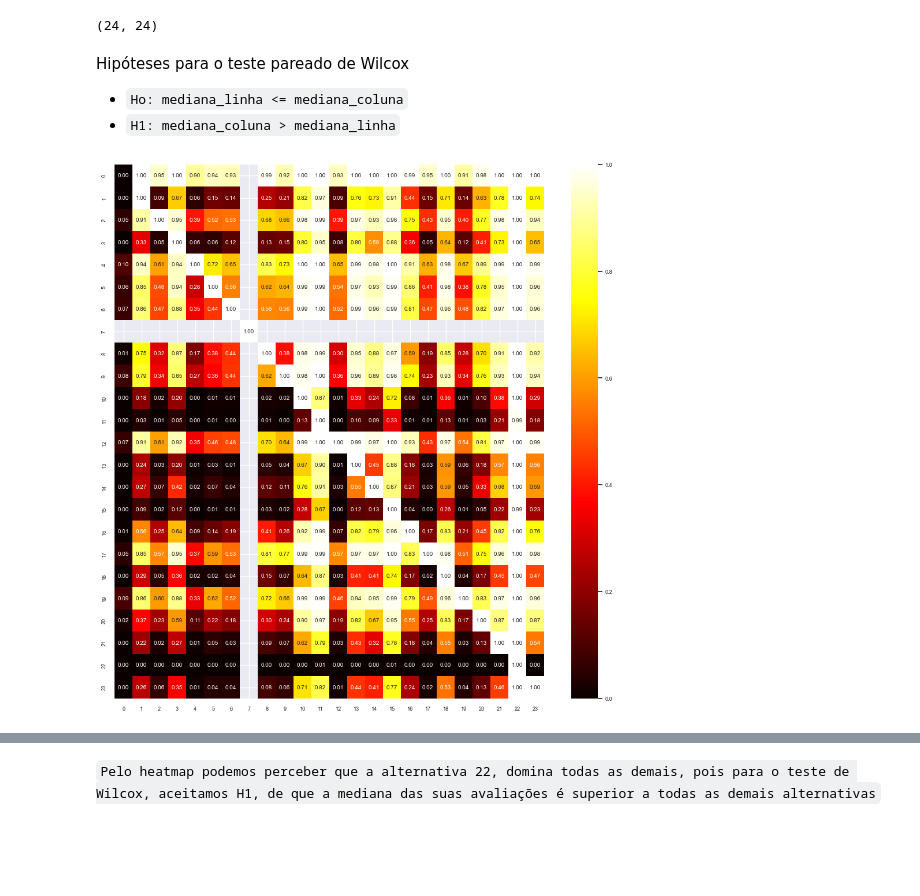
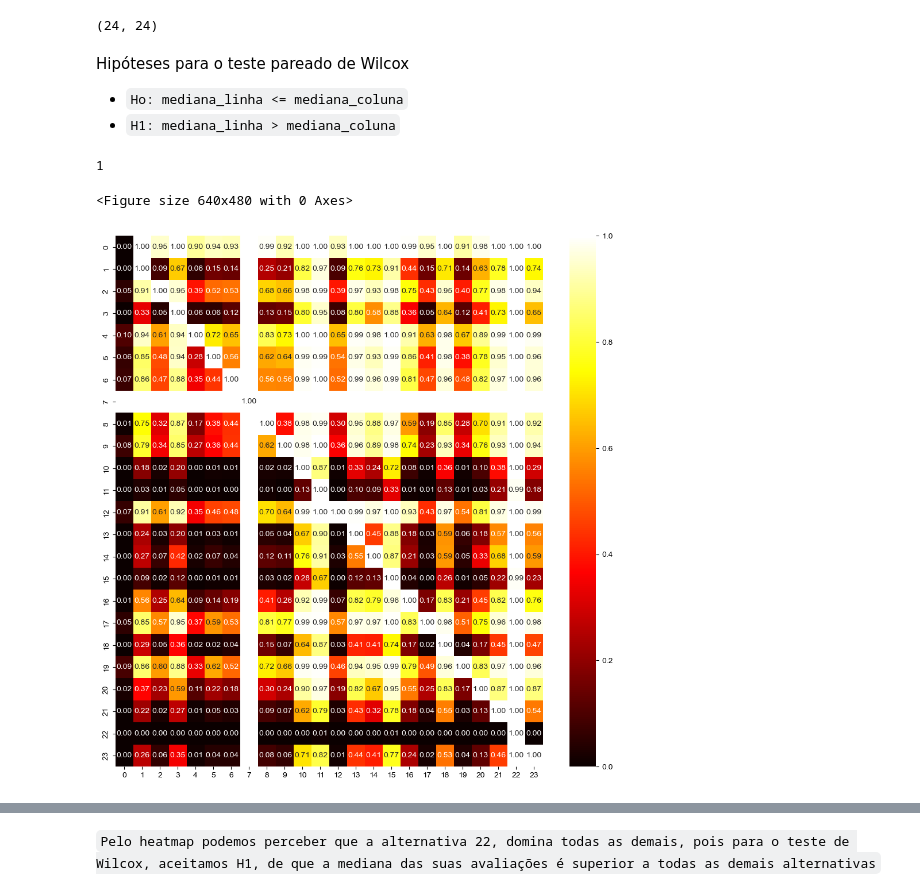
Before and after one commit to ednaelxd/e-waste, a Jupyter notebook: notebooks/05_gestores_vs_pesquisadores.ipynb, the cells around one changed output, grey strips where cells are left out. Cells and saved outputs as stored; diff of their text form; code cells hidden in the pictures; blank space fills up the shorter version.

```diff
--- a/notebooks/05_gestores_vs_pesquisadores.ipynb
+++ b/notebooks/05_gestores_vs_pesquisadores.ipynb
@@ -179,7 +193,7 @@ np.zeros((24,24)).shape
 # %% [markdown]
 Hipóteses para o teste pareado de Wilcox
 - `Ho: mediana_linha <= mediana_coluna`
-- `H1: mediana_coluna > mediana_linha`
+- `H1: mediana_linha > mediana_coluna`
 # %%
 academy_wilcox = pd.DataFrame(np.zeros((24,24)))
 # %%
@@ -192,9 +206,17 @@ for coluna in np.arange(1,25):
             academy_wilcox.loc[linha,coluna] = 1
 # %%
 academy_wilcox = academy_wilcox.iloc[:-1,:-1]
+# %%
+academy_medidas_medianas[8].isna().sum()
+# %% [output]
+1
 # %%
+import seaborn as sns
+fig=plt.figure()
 plt.figure(figsize=(12,12))
 sns.heatmap(academy_wilcox, cmap='hot', annot=True, fmt=".2f")
 sns.set(font_scale=.7)
+fig.show()
 # %% [output]
+<Figure size 640x480 with 0 Axes>
-[figure, old version]
+[figure, new version]
```
Also changed, not shown: parts of 22 cells of this notebook, 4 other files.
